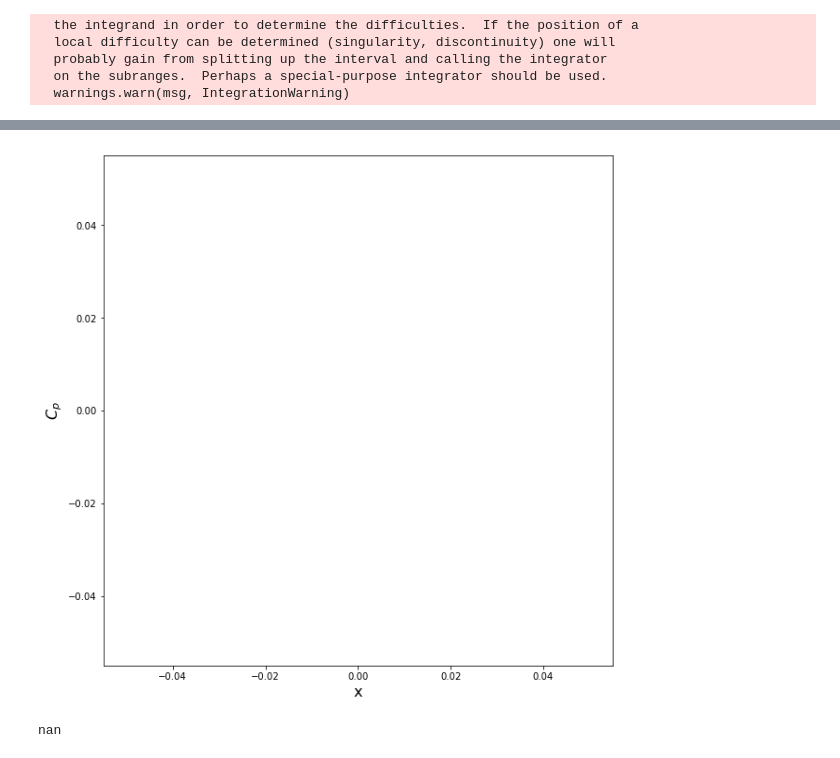
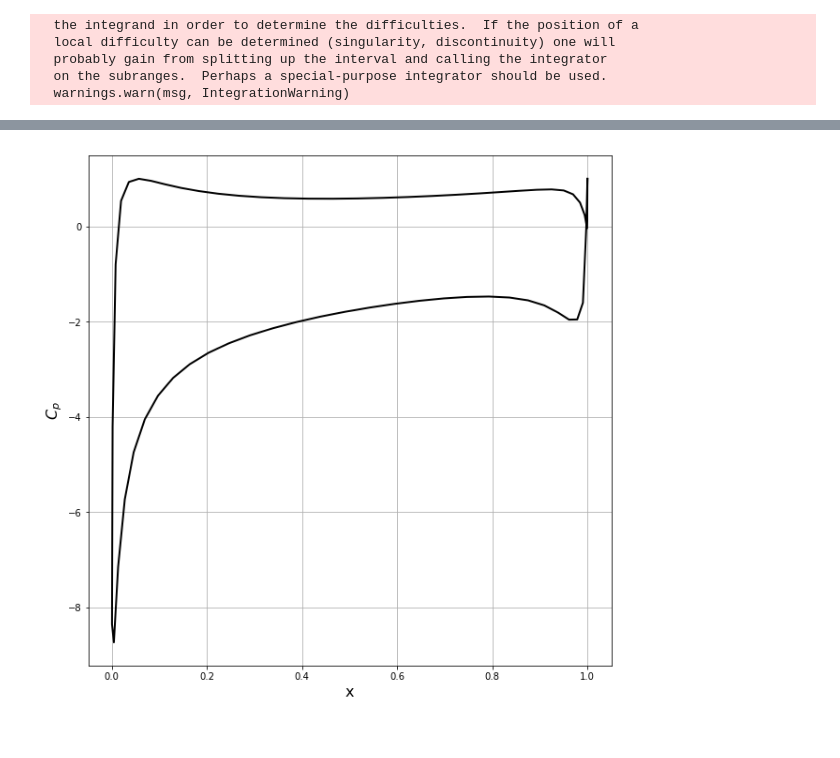
Before and after one commit to bobforcha/mae6226_workspace, a Jupyter notebook: assignments/assignment_03/assignment_03.ipynb, the cells around one changed output, grey strips where cells are left out. Cells and saved outputs as stored; diff of their text form; code cells hidden in the pictures.

```diff
--- a/assignments/assignment_03/assignment_03.ipynb
+++ b/assignments/assignment_03/assignment_03.ipynb
@@ -24,7 +24,7 @@ plt.ylim(-0.3, 0.2);
 [figure]
 # %%
 # discretize main foil
-N = 50
+N = 100
 main_panels = define_panels(x_main, y_main, N)
 # %%
 # discretize flap
@@ -173,17 +173,17 @@ def kutta_condition(A, B):
     Na = int(B.shape[1]/2)
     b = np.empty([2, A.shape[1] + 2], dtype=float)
 
-    b[0, :-2] = B[0, :] - B[Na-1, :]
+    b[0, :-2] = B[0, :] + B[Na-1, :]
 
-    b[1, :-2] = B[Na, :] - B[-1, :]
+    b[1, :-2] = B[Na, :] + B[-1, :]
 
-    b[0, -2] = -np.sum(A[0, :Na]) - np.sum(A[Na-1, :Na])
+    b[0, -2] = -np.sum(A[0, :Na]) + np.sum(A[Na-1, :Na])
 
-    b[0, -1] = -np.sum(A[0, Na:]) - np.sum(A[Na-1, Na:])
+    b[0, -1] = -np.sum(A[0, Na:]) + np.sum(A[Na-1, Na:])
 
-    b[1, -2] = -np.sum(A[Na, :Na]) - np.sum(A[-1, :Na])
+    b[1, -2] = -np.sum(A[Na, :Na]) + np.sum(A[-1, :Na])
 
-    b[1, -1] = -np.sum(A[Na, Na:]) - np.sum(A[-1, Na:])
+    b[1, -1] = -np.sum(A[Na, Na:]) + np.sum(A[-1, Na:])
 
     return b
 # %%
@@ -239,11 +239,14 @@ def build_rhs(panels, fs):
     """
     Na = int(panels.size/2)
     b = np.empty(panels.size + 2, dtype=float)
-    for i, panel in enumerate(panels):
-        b[i] = -fs.u_inf*np.cos(fs.alpha - panel.beta)
+    for i, panel in enumerate(panels[:Na]):
+        if i < Na:
+            b[i] = -fs.u_inf*np.cos(fs.alpha-panel.beta)
+        else:
+            b[i] = -fs.u_inf*np.cos(fs.alpha+np.pi/6-panel.beta)
 
-    b[-2] = -fs.u_inf*(np.sin(fs.alpha-panels[0].beta) - np.sin(fs.alpha-panels[Na-1].beta))
-    b[-1] = -fs.u_inf*(np.sin(fs.alpha-panels[Na].beta) - np.sin(fs.alpha-panels[-1].beta))
+    b[-2] = -fs.u_inf*(np.sin(fs.alpha-panels[0].beta) + np.sin(fs.alpha-panels[Na-1].beta))
+    b[-1] = -fs.u_inf*(np.sin(fs.alpha+np.pi/6-panels[Na].beta) + np.sin(fs.alpha+np.pi/6-panels[-1].beta))
 
     return b
 # %%
@@ -350,17 +308,22 @@ compute_tangential_velocity(panels, fs, gamma, A_n, B_n)
 # %%
 for panel in panels:
     panel.cp = 1.0 - (panel.vt/fs.u_inf)**2
+# %%
+# theoretical values
+with open('Cp_Main_theoretical.csv', 'r') as infile:
+    x_m_theo, y_m_theo = np.loadtxt(infile, delimiter=',', dtype=float, unpack=True)
+
+with open('Cp_Flap_theoretical.csv', 'r') as infile:
+    x_f_theo, y_f_theo = np.loadtxt(infile, delimiter=',', dtype=float, unpack=True)
 # %%
 # plot
 width = 10
 plt.figure(figsize=(width,width))
+plt.grid(True)
 plt.xlabel('x', fontsize=16)
 plt.ylabel('$C_p$', fontsize=16)
-plt.plot([panel.xc for panel in panels], [panel.cp for panel in panels], color='#FF0D0D', linewidth=2, linestyle='-')
-plt.axis('scaled', adjustable='box');
+plt.plot([panel.xc for panel in panels[:N]], [panel.cp for panel in panels[:N]], color='#FF0D0D', linewidth=2, linestyle='-')
+plt.plot(x_m_theo, y_m_theo, color='k', linewidth=2);
+#plt.axis('scaled', adjustable='box')
 # %% [output]
-[figure, old version]
+[figure, new version]
-# %%
-panels[0].sigma
-# %% [output]
-nan
```
Also changed, not shown: parts of 7 cells of this notebook.
